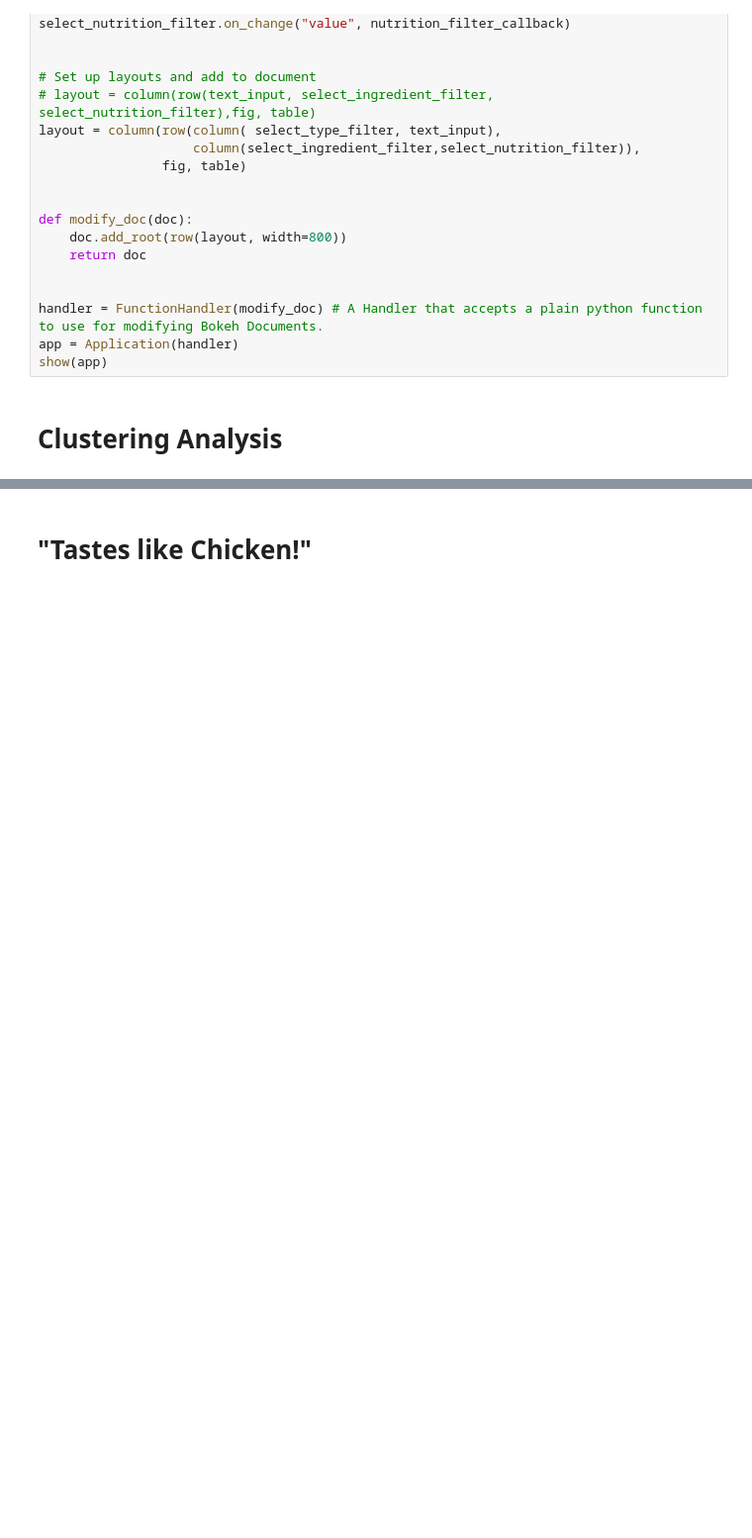
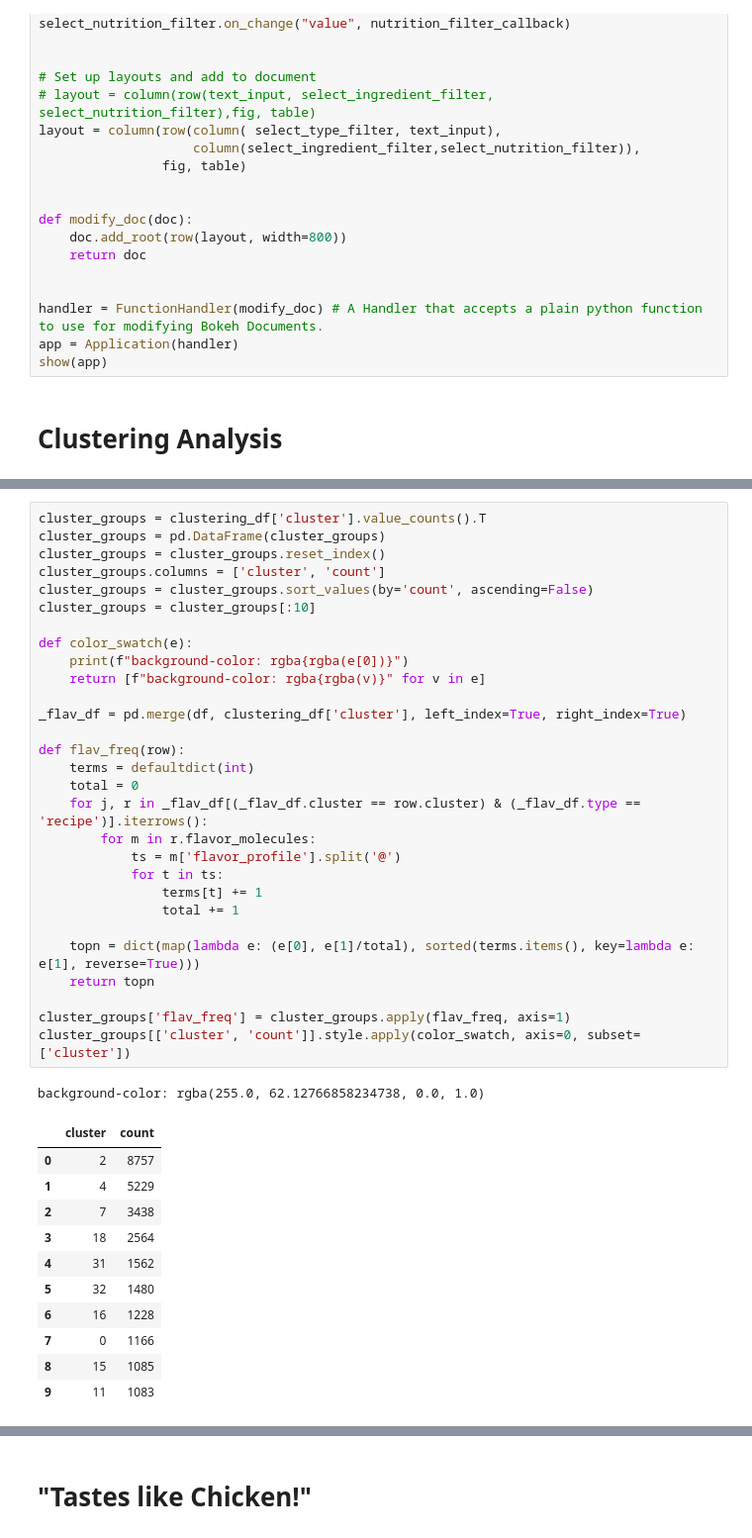
Before and after one commit to jhwaffles/cse6242-team58-project, a Jupyter notebook: embeddings.ipynb, the cells around one changed output, grey strips where cells are left out. Shown at 99% size. Drawn from its saved outputs; the diff is of its cells as text; blank space fills up the shorter version.

```diff
--- a/embeddings.ipynb
+++ b/embeddings.ipynb
@@ -388,0 +396,42 @@ plt.scatter(projection_df['x'], projection_df['y'], c=clustered)
+# %%
+cluster_groups = clustering_df['cluster'].value_counts().T
+cluster_groups = pd.DataFrame(cluster_groups)
+cluster_groups = cluster_groups.reset_index()
+cluster_groups.columns = ['cluster', 'count']
+cluster_groups = cluster_groups.sort_values(by='count', ascending=False)
+cluster_groups = cluster_groups[:10]
+
+def color_swatch(e):
+    print(f"background-color: rgba{rgba(e[0])}")
+    return [f"background-color: rgba{rgba(v)}" for v in e]
+
+_flav_df = pd.merge(df, clustering_df['cluster'], left_index=True, right_index=True)
+
+def flav_freq(row):
+    terms = defaultdict(int)
+    total = 0
+    for j, r in _flav_df[(_flav_df.cluster == row.cluster) & (_flav_df.type == 'recipe')].iterrows():
+        for m in r.flavor_molecules:
+            ts = m['flavor_profile'].split('@')
+            for t in ts:
+                terms[t] += 1
+                total += 1
+
+    topn = dict(map(lambda e: (e[0], e[1]/total), sorted(terms.items(), key=lambda e: e[1], reverse=True)))
+    return topn
+
+cluster_groups['flav_freq'] = cluster_groups.apply(flav_freq, axis=1)
+cluster_groups[['cluster', 'count']].style.apply(color_swatch, axis=0, subset=['cluster'])
+# %% [output]
+background-color: rgba(255.0, 62.12766858234738, 0.0, 1.0)
+|  | cluster | count |
+| 0 | 2 | 8757 |
+| 1 | 4 | 5229 |
+| 2 | 7 | 3438 |
+| 3 | 18 | 2564 |
+| 4 | 31 | 1562 |
+| 5 | 32 | 1480 |
+| 6 | 16 | 1228 |
+| 7 | 0 | 1166 |
+| 8 | 15 | 1085 |
+| 9 | 11 | 1083 |
```
Also changed, not shown: parts of 9 cells of this notebook.
